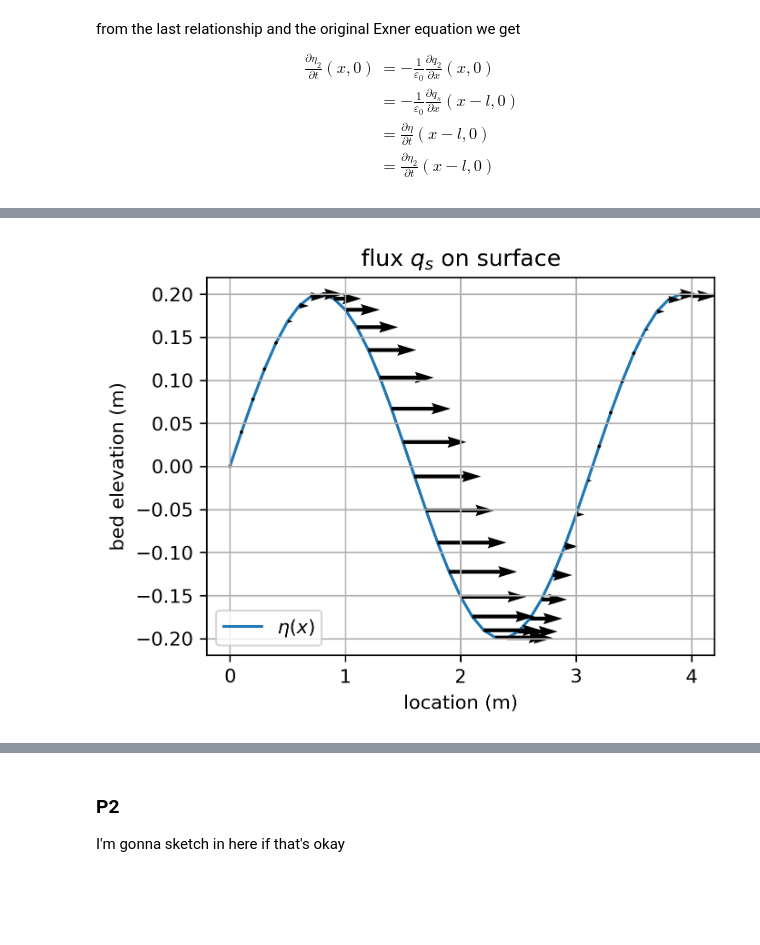
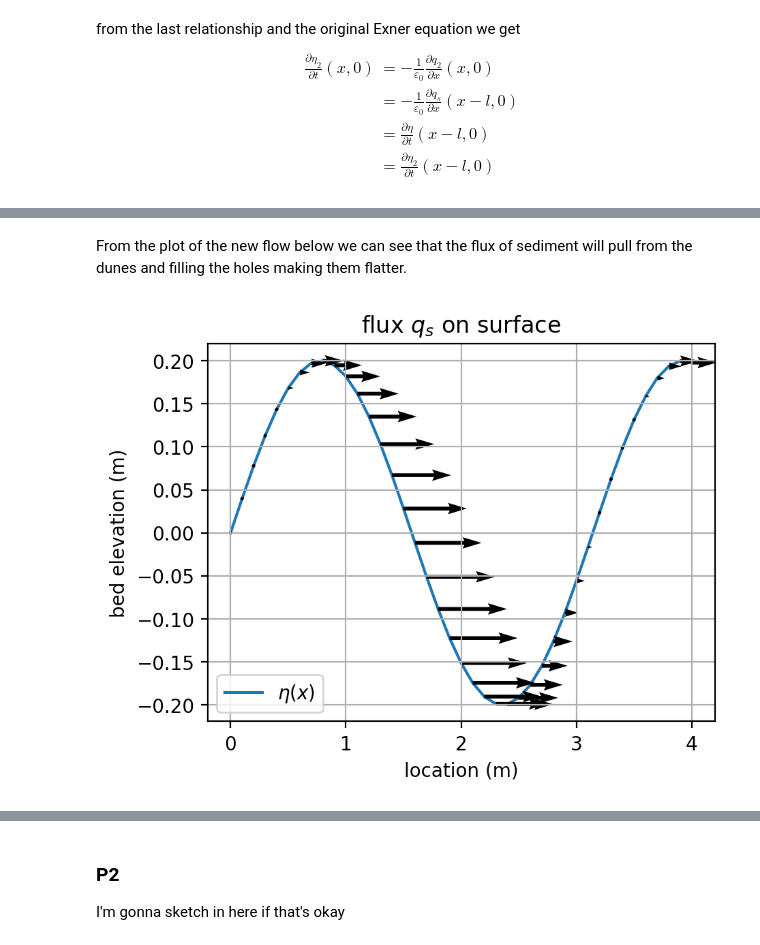
Before and after one commit to isamarcortes/Depositional_Mechanics, a Jupyter notebook: PS1.ipynb, the cells around one changed output, grey strips where cells are left out. Cells and saved outputs as stored; diff of their text form; code cells hidden in the pictures; blank space fills up the shorter version.

```diff
--- a/PS1.ipynb
+++ b/PS1.ipynb
@@ -165,18 +158,20 @@ plt.show();
+# %% [markdown]
+From the plot of the new flow below we can see that the flux of sediment will pull from the dunes and filling the holes making them flatter.
 # %%
 #now with a plot of the flow on top
 plt.style.use("default");
-fig2, ax2= plt.subplots(figsize=[4.8, 3.6],dpi=300);
+fig2, ax2= plt.subplots(figsize=[4.8, 3.6],dpi=200);
 ax2.plot(x,n[0],label="$\eta (x)$",zorder=0);
 y_dummy=x*0;
 q=q0+a*(b*np.sin(k*(x-l)));
 ax2.quiver(x,n[0],q,y_dummy,zorder=1);
 
 # style of the plot
 ax2.set_xlabel("location (m)");
 ax2.set_ylabel("bed elevation (m)");
 ax2.set_title("flux $q_s$ on surface");
 ax2.legend();
 ax2.grid(True);
 plt.show();
 # %% [output]
-[figure, old version]
+[figure, new version]
```
Also changed, not shown: parts of 28 cells of this notebook.
